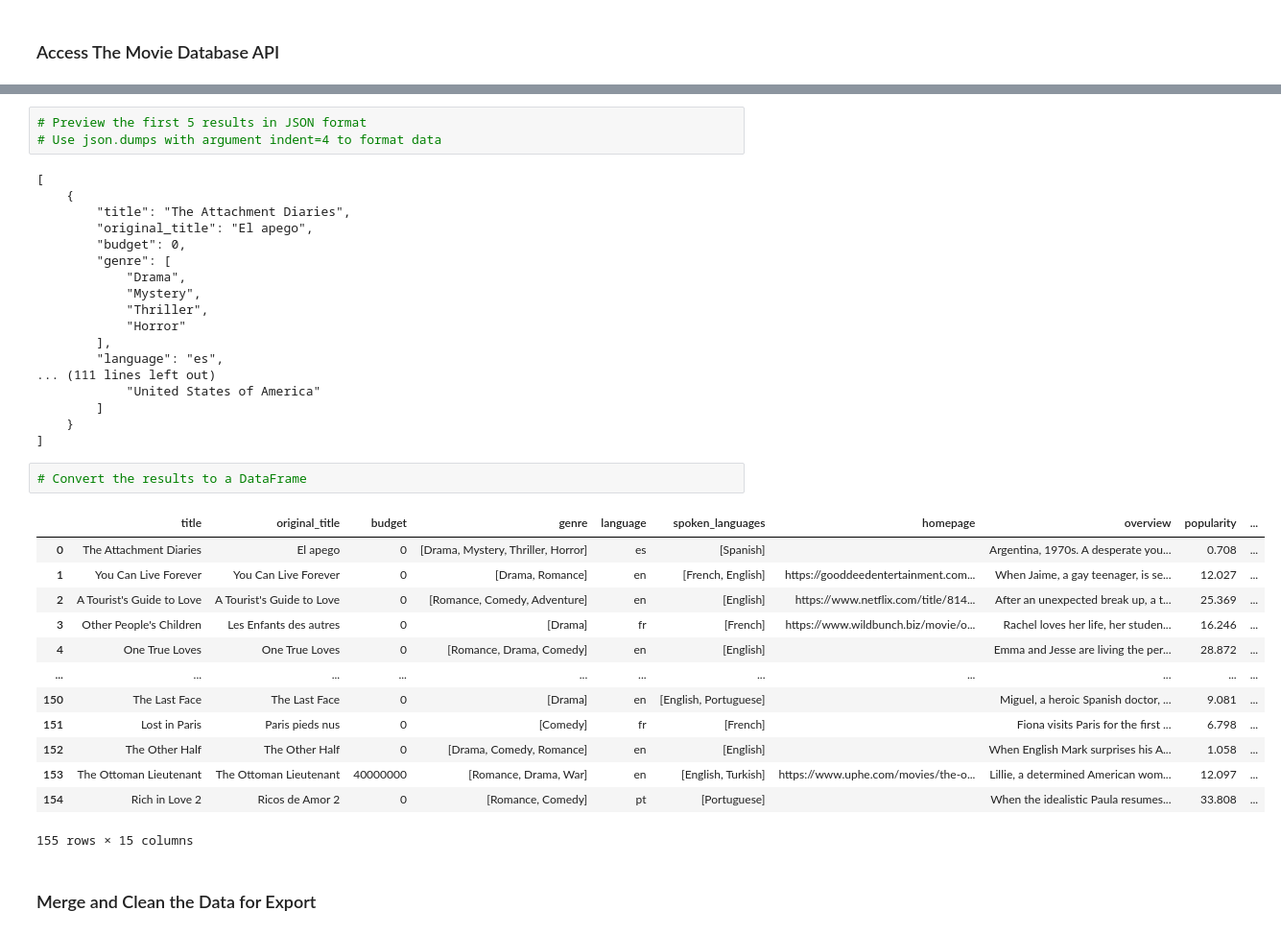
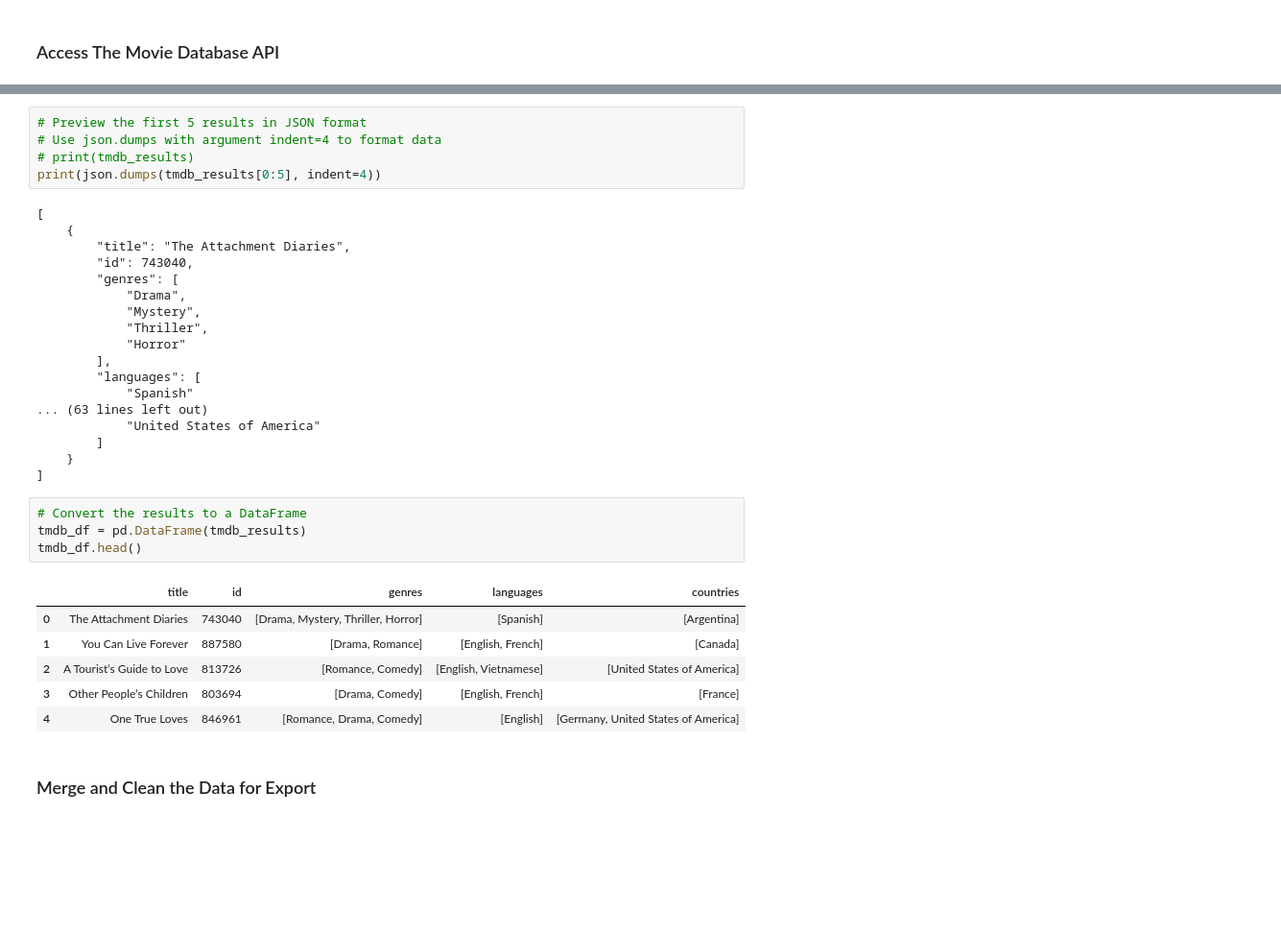
Before and after one commit to Kibble/data-sourcing-challenge, a Jupyter notebook: retrieve_movie_data.ipynb, the cells around one changed output, grey strips where cells are left out. Shown at 96% size. Drawn from its saved outputs; the diff is of its cells as text; blank space fills up the shorter version.

Commit message:
Completed TMDB API section

```diff
--- a/retrieve_movie_data.ipynb
+++ b/retrieve_movie_data.ipynb
@@ -292,40 +307,37 @@ Kedi,’ Rekindling a ‘Love of Life not found.
 # %%
 # Preview the first 5 results in JSON format
 # Use json.dumps with argument indent=4 to format data
+# print(tmdb_results)
+print(json.dumps(tmdb_results[0:5], indent=4))
 # %% [output]
 [
     {
         "title": "The Attachment Diaries",
-        "original_title": "El apego",
-        "budget": 0,
-        "genre": [
+        "id": 743040,
+        "genres": [
             "Drama",
             "Mystery",
             "Thriller",
             "Horror"
         ],
-        "language": "es",
-... (111 lines left out)
+        "languages": [
+            "Spanish"
+... (63 lines left out)
             "United States of America"
         ]
     }
 ]
 # %%
 # Convert the results to a DataFrame
+tmdb_df = pd.DataFrame(tmdb_results)
+tmdb_df.head()
 # %% [output]
-|  | title | original_title | budget | genre | language | spoken_languages | homepage | overview | popularity | ... |
-| 0 | The Attachment Diaries | El apego | 0 | [Drama, Mystery, Thriller, Horror] | es | [Spanish] |  | Argentina, 1970s. A desperate you... | 0.708 | ... |
-| 1 | You Can Live Forever | You Can Live Forever | 0 | [Drama, Romance] | en | [French, English] | https://gooddeedentertainment.com... | When Jaime, a gay teenager, is se... | 12.027 | ... |
-| 2 | A Tourist's Guide to Love | A Tourist's Guide to Love | 0 | [Romance, Comedy, Adventure] | en | [English] | https://www.netflix.com/title/814... | After an unexpected break up, a t... | 25.369 | ... |
-| 3 | Other People's Children | Les Enfants des autres | 0 | [Drama] | fr | [French] | https://www.wildbunch.biz/movie/o... | Rachel loves her life, her studen... | 16.246 | ... |
-| 4 | One True Loves | One True Loves | 0 | [Romance, Drama, Comedy] | en | [English] |  | Emma and Jesse are living the per... | 28.872 | ... |
-| ... | ... | ... | ... | ... | ... | ... | ... | ... | ... | ... |
-| 150 | The Last Face | The Last Face | 0 | [Drama] | en | [English, Portuguese] |  | Miguel, a heroic Spanish doctor, ... | 9.081 | ... |
-| 151 | Lost in Paris | Paris pieds nus | 0 | [Comedy] | fr | [French] |  | Fiona visits Paris for the first ... | 6.798 | ... |
-| 152 | The Other Half | The Other Half | 0 | [Drama, Comedy, Romance] | en | [English] |  | When English Mark surprises his A... | 1.058 | ... |
-| 153 | The Ottoman Lieutenant | The Ottoman Lieutenant | 40000000 | [Romance, Drama, War] | en | [English, Turkish] | https://www.uphe.com/movies/the-o... | Lillie, a determined American wom... | 12.097 | ... |
-| 154 | Rich in Love 2 | Ricos de Amor 2 | 0 | [Romance, Comedy] | pt | [Portuguese] |  | When the idealistic Paula resumes... | 33.808 | ... |
+|  | title | id | genres | languages | countries |
+| 0 | The Attachment Diaries | 743040 | [Drama, Mystery, Thriller, Horror] | [Spanish] | [Argentina] |
+| 1 | You Can Live Forever | 887580 | [Drama, Romance] | [English, French] | [Canada] |
+| 2 | A Tourist’s Guide to Love | 813726 | [Romance, Comedy] | [English, Vietnamese] | [United States of America] |
+| 3 | Other People’s Children | 803694 | [Drama, Comedy] | [English, French] | [France] |
+| 4 | One True Loves | 846961 | [Romance, Drama, Comedy] | [English] | [Germany, United States of America] |
-155 rows × 15 columns
 # %% [markdown]
 ### Merge and Clean the Data for Export
 # %%
```
Also changed, not shown: parts of 3 cells of this notebook.
